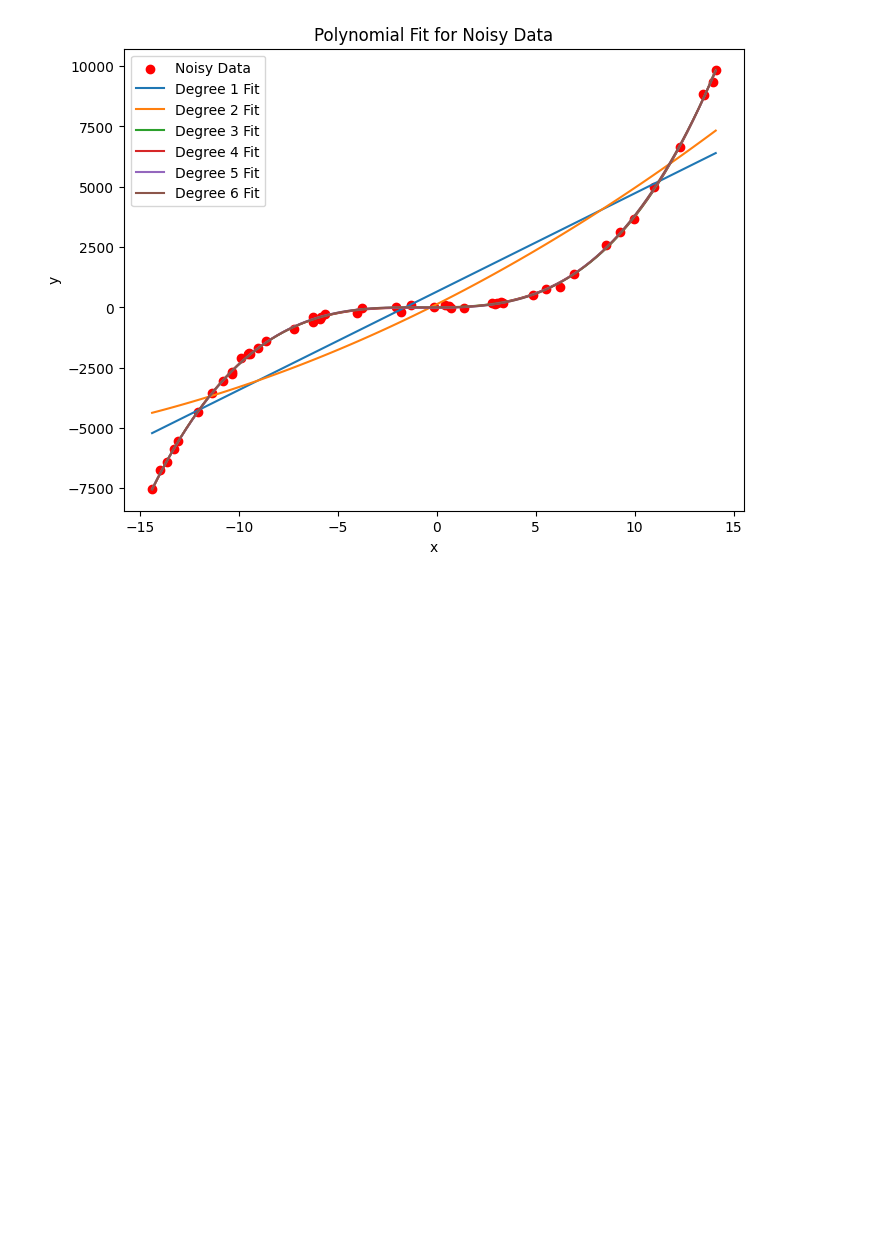
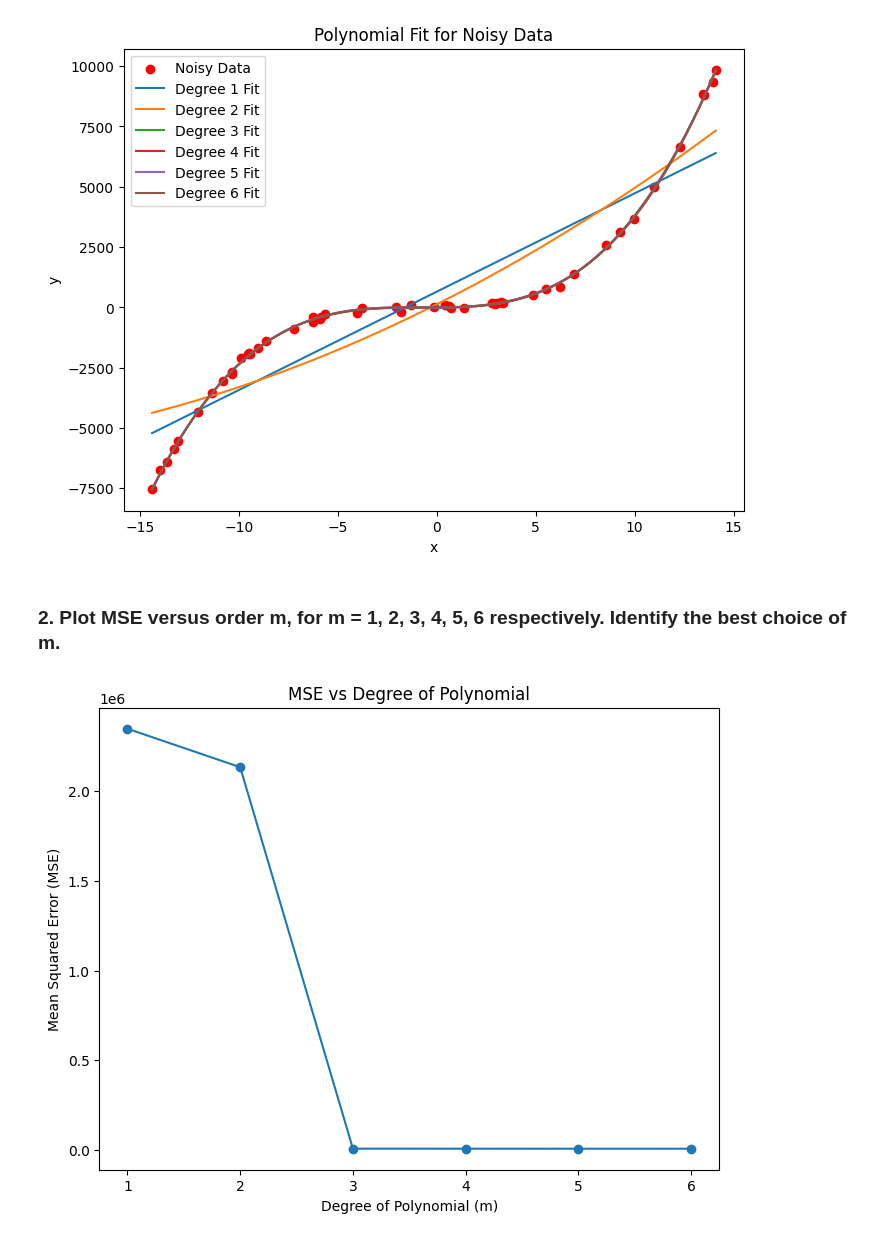
Before and after one commit to hogan-tech/SIT, a Jupyter notebook: AppliedMachineLearning/HW1-1/hw1-2.ipynb, the cells around one changed output. Cells and saved outputs as stored; diff of their text form; code cells hidden in the pictures; blank space fills up the shorter version.

```diff
--- a/AppliedMachineLearning/HW1-1/hw1-2.ipynb
+++ b/AppliedMachineLearning/HW1-1/hw1-2.ipynb
@@ -62,3 +63,29 @@ plt.legend()
 plt.show()
 # %% [output]
 [figure]
+# %% [markdown]
+### 2. Plot MSE versus order m, for m = 1, 2, 3, 4, 5, 6 respectively. Identify the best choice of m.
+# %%
+mseValues = []
+
+plt.figure(figsize=(8, 6))
+
+for m in range(1, 7):
+    # Fit polynomial of degree m
+    coeffs = np.polyfit(x, y, m)
+    poly = np.poly1d(coeffs)
+
+    # Predict values
+    yPred = poly(x)
+
+    # Use sklearn.metrics api to calculate MSE
+    mse = mean_squared_error(y, yPred)
+    mseValues.append(mse)
+
+plt.plot(range(1, 7), mseValues, marker='o')
+plt.title('MSE vs Degree of Polynomial')
+plt.xlabel('Degree of Polynomial (m)')
+plt.ylabel('Mean Squared Error (MSE)')
+plt.show()
+# %% [output]
+[figure, added]
```
Also changed, not shown: parts of 1 cell of this notebook.
